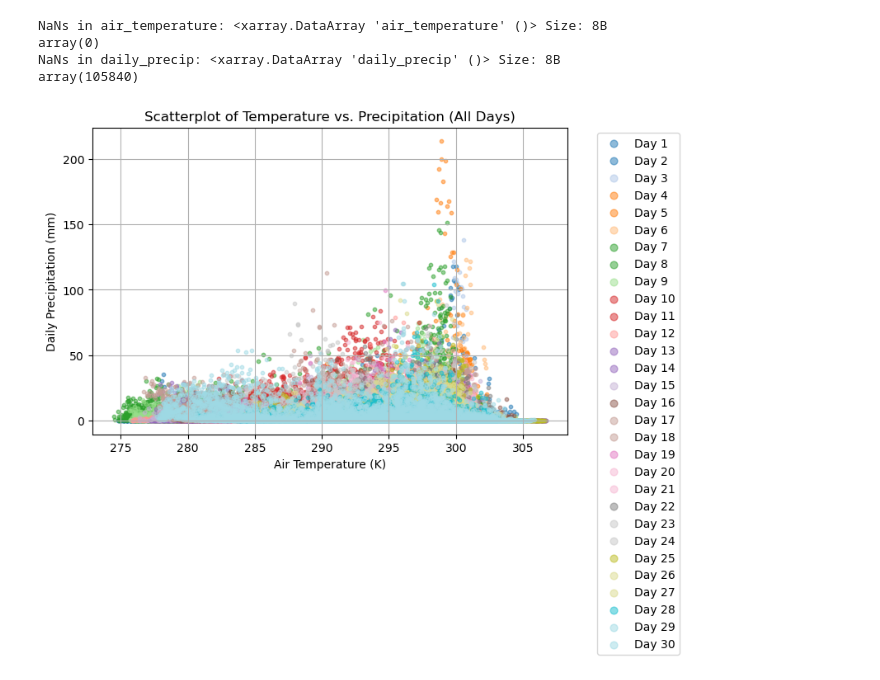
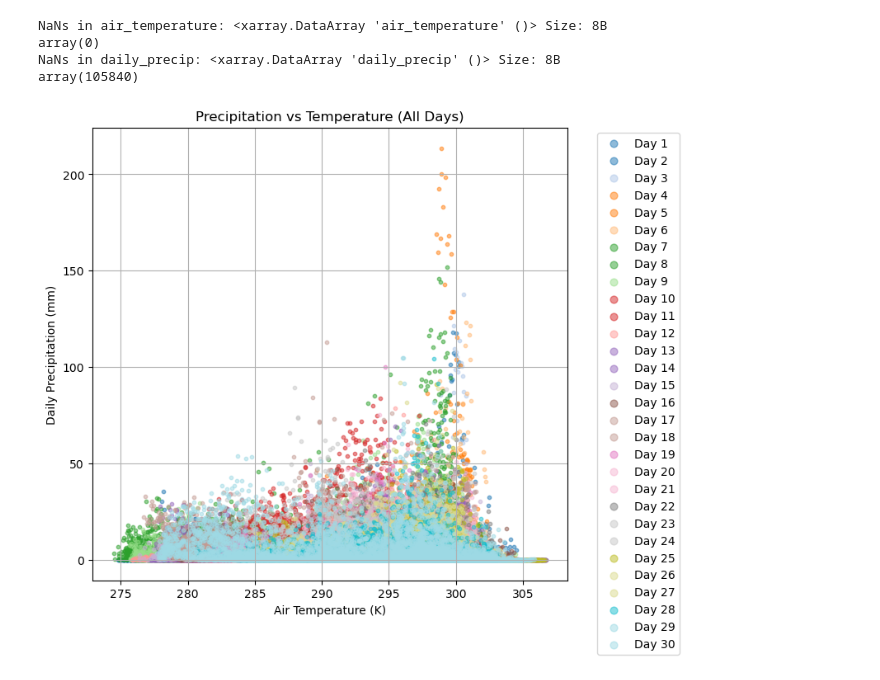
Before and after one commit to wx-awe-junkie/ATMS-523-Module-3-Checkin, a Jupyter notebook: notebooks/merge_climate_datasets_exercise.ipynb, the cells around one changed output. Drawn from its saved outputs; the diff is of its cells as text; code cells hidden in the pictures.

Commit message:
finessed plot

```diff
--- a/notebooks/merge_climate_datasets_exercise.ipynb
+++ b/notebooks/merge_climate_datasets_exercise.ipynb
@@ -502,36 +502,36 @@ array(105840)
 # %%
 # Layer each day in a different color to construct a scatterplot of all 30 days within the temporal domain
 
 import numpy as np
 
 # Create a colormap for the days
 num_days = merged.dims['time']
 cmap = plt.get_cmap('tab20', num_days)
 
-plt.figure(figsize=(8, 6))
+plt.figure(figsize=(8, 7))
 
 for day in range(num_days):
     temp = merged.air_temperature.isel(time=day)
     precip = merged.daily_precip.isel(time=day)
     x = temp.values.flatten()  # converting 2D grid to 1D array
     y = precip.values.flatten()   # converting 2D grid to 1D array
     mask = (~np.isnan(x)) & (~np.isnan(y)) # only plot points with both temp and precip data (i.e. over land)
     x_valid = x[mask]
     y_valid = y[mask]
     plt.scatter(x_valid, y_valid, alpha=0.5, s=10, color=cmap(day), label=f'Day {day+1}')
 
 plt.xlabel("Air Temperature (K)")
 plt.ylabel("Daily Precipitation (mm)")
-plt.title("Scatterplot of Temperature vs. Precipitation (All Days)")
+plt.title("Precipitation vs Temperature (All Days)")
 plt.grid(True)
 plt.legend(markerscale=2, bbox_to_anchor=(1.05, 1), loc='upper left')
 plt.tight_layout()
 plt.savefig("temp_precip_scatterplot_all_days.png", dpi=300)
 plt.show()
 
 # Max precip occured on days when daily mean temp was 297 - 302K (~75-85°F)
 # %% [output]
-[figure, old version]
+[figure, new version]
 # %%
 # Getting error about a string name not matching, so duplicating the DS to a new name
 merged2 = merged
```
Also changed, not shown: 1 other file.
